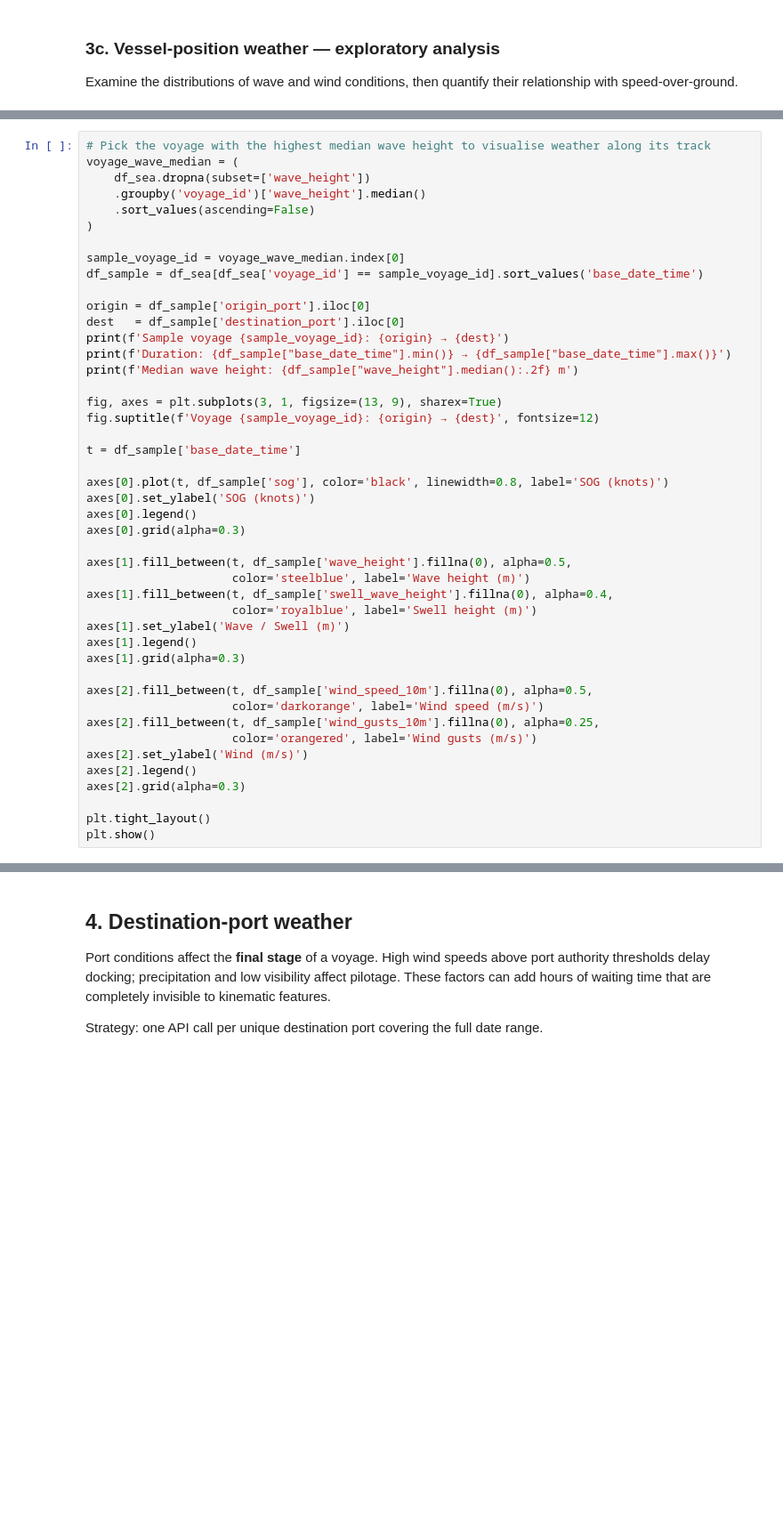
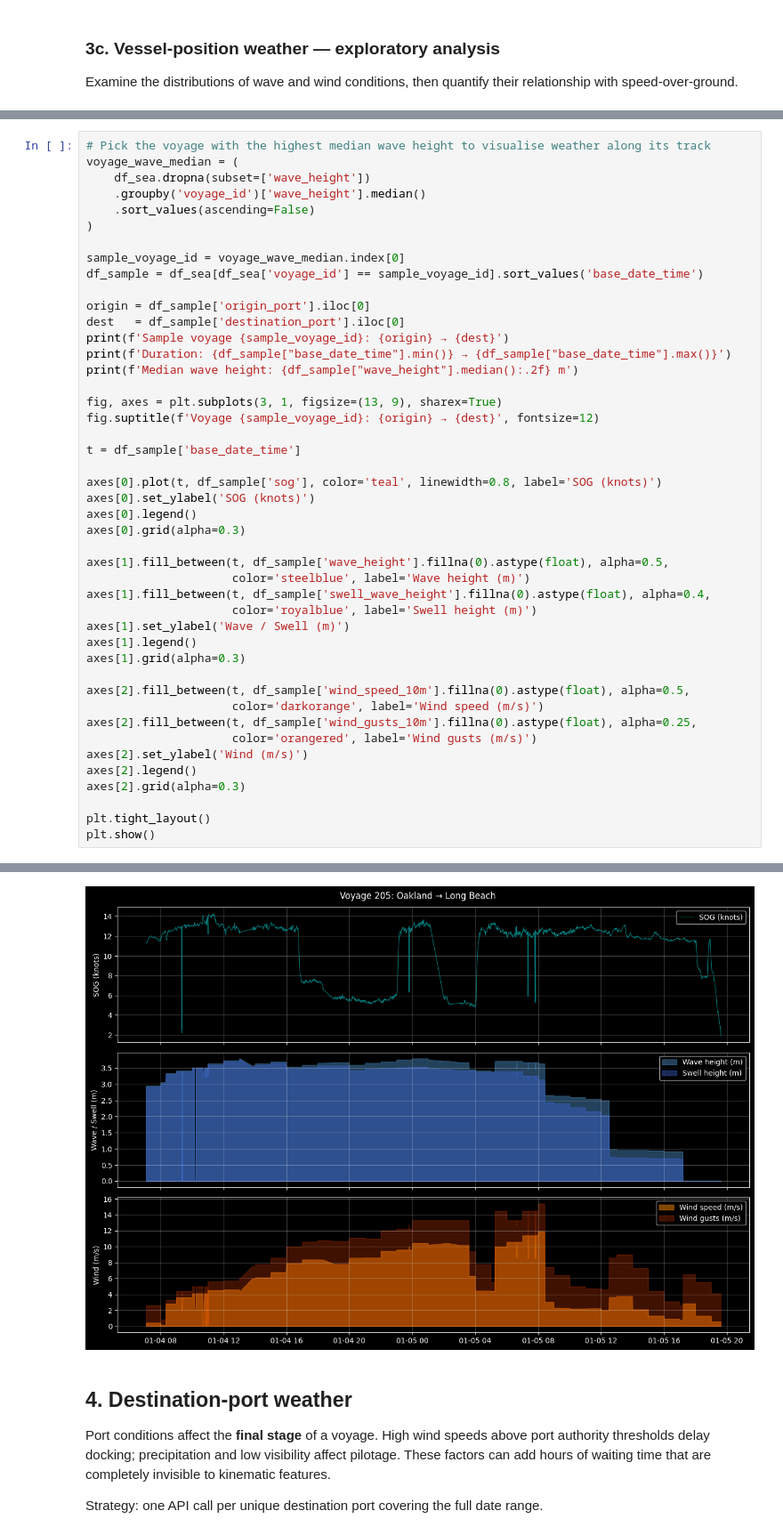
Before and after one commit to JefVanLaer/delay_predictor, a Jupyter notebook: notebooks/weather_ais_exploration.ipynb, the cells around one changed output, grey strips where cells are left out. Shown at 89% size. Drawn from its saved outputs; the diff is of its cells as text; blank space fills up the shorter version.

```diff
--- a/notebooks/weather_ais_exploration.ipynb
+++ b/notebooks/weather_ais_exploration.ipynb
@@ -408,22 +460,22 @@ fig.suptitle(f'Voyage {sample_voyage_id}: {origin} → {dest}', fontsize=12)
 
 t = df_sample['base_date_time']
 
-axes[0].plot(t, df_sample['sog'], color='black', linewidth=0.8, label='SOG (knots)')
+axes[0].plot(t, df_sample['sog'], color='teal', linewidth=0.8, label='SOG (knots)')
 axes[0].set_ylabel('SOG (knots)')
 axes[0].legend()
 axes[0].grid(alpha=0.3)
 
-axes[1].fill_between(t, df_sample['wave_height'].fillna(0), alpha=0.5,
+axes[1].fill_between(t, df_sample['wave_height'].fillna(0).astype(float), alpha=0.5,
                      color='steelblue', label='Wave height (m)')
-axes[1].fill_between(t, df_sample['swell_wave_height'].fillna(0), alpha=0.4,
+axes[1].fill_between(t, df_sample['swell_wave_height'].fillna(0).astype(float), alpha=0.4,
                      color='royalblue', label='Swell height (m)')
 axes[1].set_ylabel('Wave / Swell (m)')
 axes[1].legend()
 axes[1].grid(alpha=0.3)
 
-axes[2].fill_between(t, df_sample['wind_speed_10m'].fillna(0), alpha=0.5,
+axes[2].fill_between(t, df_sample['wind_speed_10m'].fillna(0).astype(float), alpha=0.5,
                      color='darkorange', label='Wind speed (m/s)')
-axes[2].fill_between(t, df_sample['wind_gusts_10m'].fillna(0), alpha=0.25,
+axes[2].fill_between(t, df_sample['wind_gusts_10m'].fillna(0).astype(float), alpha=0.25,
                      color='orangered', label='Wind gusts (m/s)')
 axes[2].set_ylabel('Wind (m/s)')
 axes[2].legend()
@@ -431,3 +483,4 @@ axes[2].grid(alpha=0.3)
 
 plt.tight_layout()
 plt.show()
+# %% [output]
@@ -434,3 +490,4 @@ plt.show()
+[figure, added]
 # %% [markdown]
 ## 4. Destination-port weather
 
```
Also changed, not shown: parts of 15 cells of this notebook.
